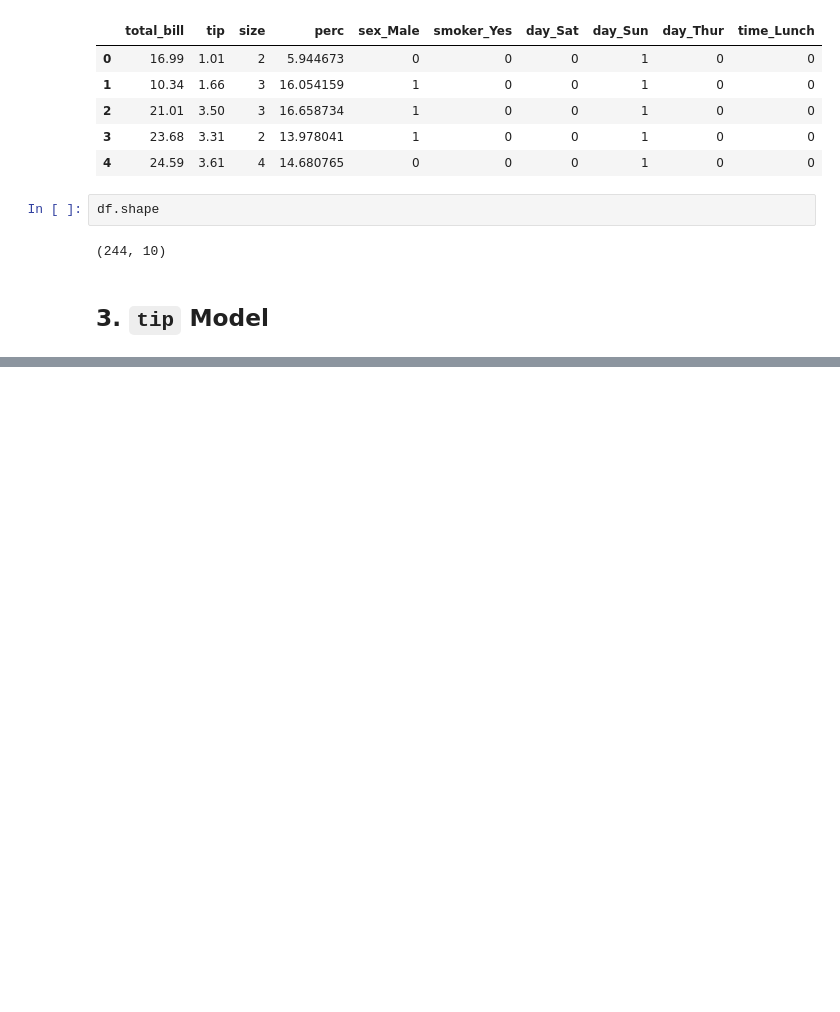
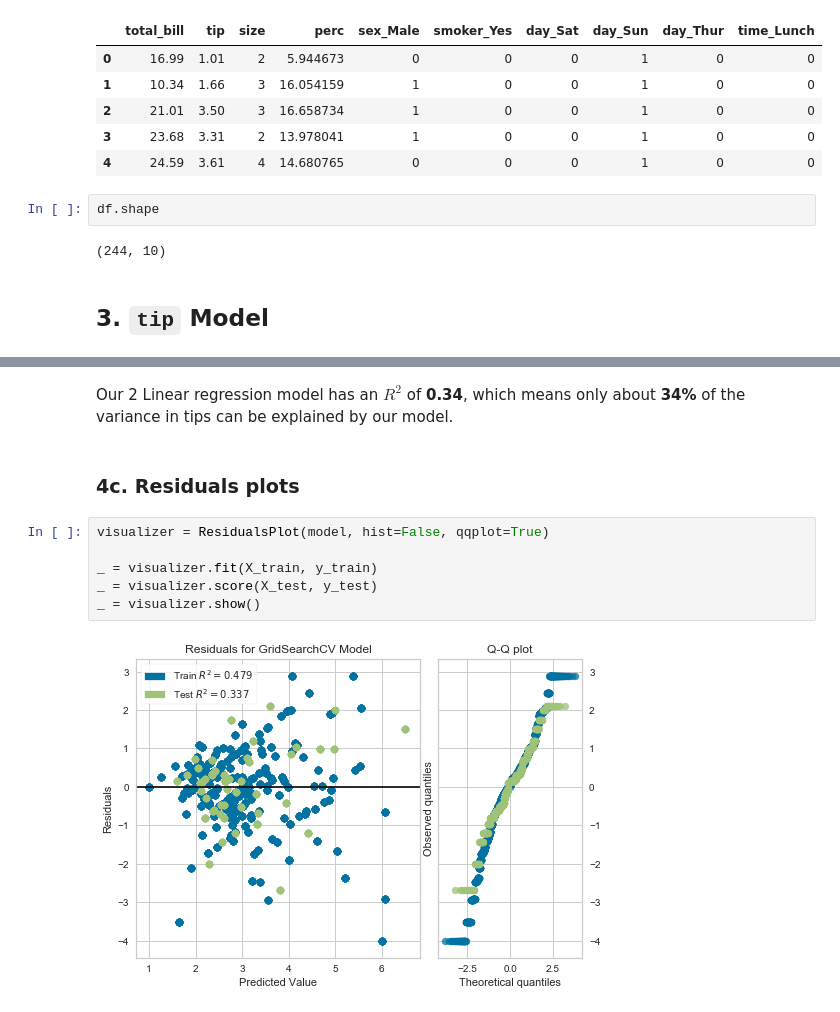
Before and after one commit to saintgau/Springboard-Projects, a Jupyter notebook: Springboard Projects/Predicting a Table's Tips/Modeling.ipynb, the cells around one changed output, grey strips where cells are left out. Drawn from its saved outputs; the diff is of its cells as text; blank space fills up the shorter version.

```diff
--- a/Springboard Projects/Predicting a Table's Tips/Modeling.ipynb
+++ b/Springboard Projects/Predicting a Table's Tips/Modeling.ipynb
@@ -603,0 +304,12 @@ However, it will be encouraging for those establishments to know that an accurat
+# %% [markdown]
+Our 2 Linear regression model has an $R^{2}$ of **0.34**, which means only about **34%** of the variance in tips can be explained by our model.
+# %% [markdown]
+### 4c. Residuals plots<a id='4c._Residuals_plots'></a>
+# %%
+visualizer = ResidualsPlot(model, hist=False, qqplot=True)
+
+_ = visualizer.fit(X_train, y_train)
+_ = visualizer.score(X_test, y_test)
+_ = visualizer.show()
+# %% [output]
+[figure, added]
```
Also changed, not shown: parts of 89 cells of this notebook.
